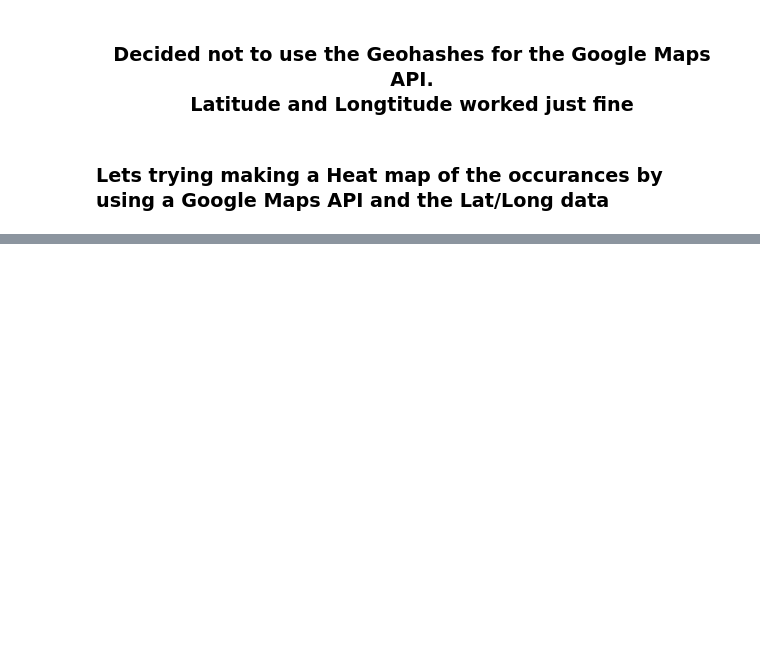
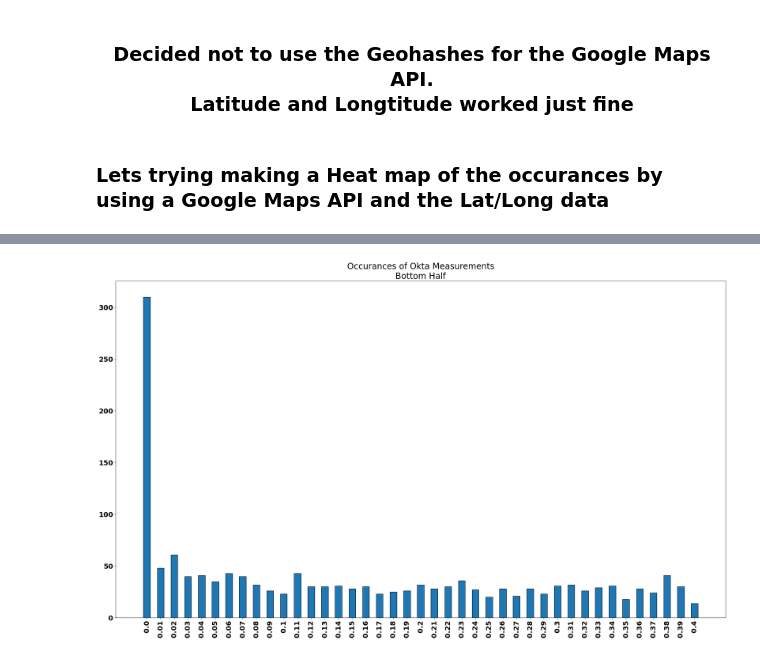
Before and after one commit to tarmacjupiter/bigfoot_opendata, a Jupyter notebook: BigFoot.ipynb, the cells around one changed output, grey strips where cells are left out. Cells and saved outputs as stored; diff of their text form; code cells hidden in the pictures; blank space fills up the shorter version.

```diff
--- a/BigFoot.ipynb
+++ b/BigFoot.ipynb
@@ -308,0 +407,23 @@ fig
+# %%
+# Graphing the bottom half
+plt.rcParams["figure.figsize"] = [25.50, 15.50]
+plt.rcParams["figure.autolayout"] = True
+plt.rcParams["text.color"] = "black"
+
+labels, values = zip(*Counter(bottom_cloud_cover).items())
+
+indexes = np.arange(len(labels))
+
+# Text Font Config
+font = {'size': 20}
+
+plt.rc("font", **font)
+
+width = 0.5
+
+plt.bar(indexes, values, width, edgecolor="black", align="edge")
+plt.xticks(indexes + width * 0.5, labels, rotation="vertical")
+plt.title("Occurances of Okta Measurements\nBottom Half")
+plt.show()
+# %% [output]
+[figure, added]
```
Also changed, not shown: parts of 23 cells of this notebook.
